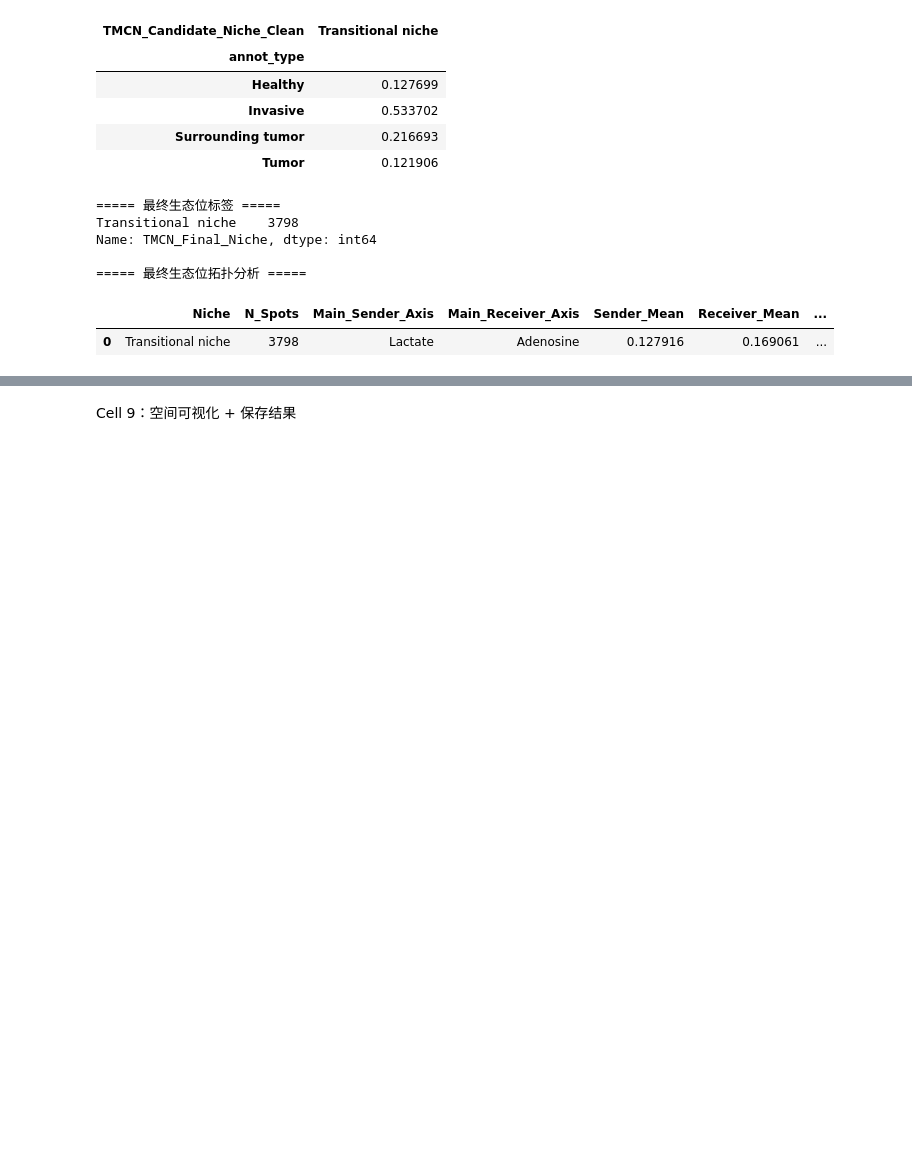
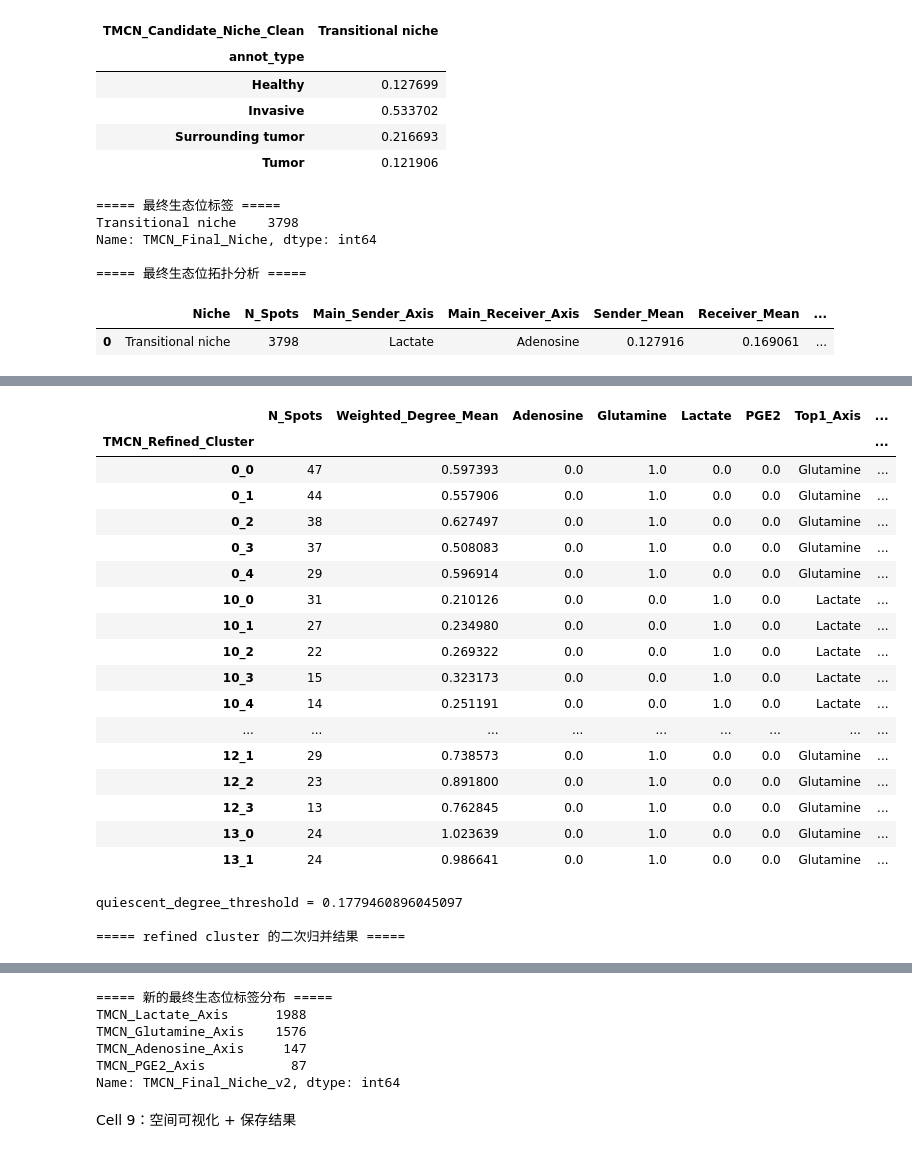
Before and after one commit to Zjyandlsl/NicheCompass-main, a Jupyter notebook: TuMeNiche/src/my/ViHBC_run_nichecompass.ipynb, the cells around one changed output, grey strips where cells are left out. Drawn from its saved outputs; the diff is of its cells as text; code cells hidden in the pictures; blank space fills up the shorter version.

```diff
--- a/TuMeNiche/src/my/ViHBC_run_nichecompass.ipynb
+++ b/TuMeNiche/src/my/ViHBC_run_nichecompass.ipynb
@@ -1588,0 +1718,67 @@ display(df_topology)
+# %%
+# ===== 新增 Cell C：执行 refined cluster -> 最终生态位归并 =====
+df_meta = summarize_refined_clusters_for_meta_grouping(
+    adata_model,
+    refined_key="TMCN_Refined_Cluster",
+    main_axis_key="TMCN_Main_Axis_v3",
+    weighted_degree_key="tmcn_weighted_degree",
+)
+
+display(df_meta.head(20))
+
+# 用 weighted degree 的分位数定义 Quiescent 阈值
+quiescent_degree_threshold = df_meta["Weighted_Degree_Mean"].quantile(0.35)
+print("quiescent_degree_threshold =", quiescent_degree_threshold)
+
+df_meta["TMCN_Meta_Label"] = df_meta.apply(
+    assign_meta_niche_label,
+    axis=1,
+    quiescent_degree_threshold=quiescent_degree_threshold,
+    single_axis_frac_threshold=0.55,
+    single_axis_margin_threshold=0.12,
+    mixed_sum_threshold=0.75,
+    mixed_second_frac_threshold=0.18,
+    quiescent_top1_frac_threshold=0.45,
+)
+
+print("\n===== refined cluster 的二次归并结果 =====")
+display(df_meta[[
+    "N_Spots",
+    "Weighted_Degree_Mean",
+    "Top1_Axis",
+    "Top1_Fraction",
+    "Top2_Axis",
+    "Top2_Fraction",
+    "Top1Top2_Sum",
+    "Dominance_Margin",
+    "TMCN_Meta_Label"
+]].head(30))
+
+# 映射回每个 spot
+cluster_to_label = df_meta["TMCN_Meta_Label"].to_dict()
+adata_model.obs["TMCN_Final_Niche_v2"] = adata_model.obs["TMCN_Refined_Cluster"].map(cluster_to_label)
+
+print("\n===== 新的最终生态位标签分布 =====")
+print(adata_model.obs["TMCN_Final_Niche_v2"].value_counts())
+# %% [output]
+|  | N_Spots | Weighted_Degree_Mean | Adenosine | Glutamine | Lactate | PGE2 | Top1_Axis | ... |
+| TMCN_Refined_Cluster |  |  |  |  |  |  |  | ... |
+| 0_0 | 47 | 0.597393 | 0.0 | 1.0 | 0.0 | 0.0 | Glutamine | ... |
+| 0_1 | 44 | 0.557906 | 0.0 | 1.0 | 0.0 | 0.0 | Glutamine | ... |
+| 0_2 | 38 | 0.627497 | 0.0 | 1.0 | 0.0 | 0.0 | Glutamine | ... |
+| 0_3 | 37 | 0.508083 | 0.0 | 1.0 | 0.0 | 0.0 | Glutamine | ... |
+| 0_4 | 29 | 0.596914 | 0.0 | 1.0 | 0.0 | 0.0 | Glutamine | ... |
+| 10_0 | 31 | 0.210126 | 0.0 | 0.0 | 1.0 | 0.0 | Lactate | ... |
+| 10_1 | 27 | 0.234980 | 0.0 | 0.0 | 1.0 | 0.0 | Lactate | ... |
+| 10_2 | 22 | 0.269322 | 0.0 | 0.0 | 1.0 | 0.0 | Lactate | ... |
+| 10_3 | 15 | 0.323173 | 0.0 | 0.0 | 1.0 | 0.0 | Lactate | ... |
+| 10_4 | 14 | 0.251191 | 0.0 | 0.0 | 1.0 | 0.0 | Lactate | ... |
+| ... | ... | ... | ... | ... | ... | ... | ... | ... |
+| 12_1 | 29 | 0.738573 | 0.0 | 1.0 | 0.0 | 0.0 | Glutamine | ... |
+| 12_2 | 23 | 0.891800 | 0.0 | 1.0 | 0.0 | 0.0 | Glutamine | ... |
+| 12_3 | 13 | 0.762845 | 0.0 | 1.0 | 0.0 | 0.0 | Glutamine | ... |
+| 13_0 | 24 | 1.023639 | 0.0 | 1.0 | 0.0 | 0.0 | Glutamine | ... |
+| 13_1 | 24 | 0.986641 | 0.0 | 1.0 | 0.0 | 0.0 | Glutamine | ... |
+quiescent_degree_threshold = 0.1779460896045097
+
+===== refined cluster 的二次归并结果 =====
@@ -1588,0 +1803,6 @@ display(df_topology)
+===== 新的最终生态位标签分布 =====
+TMCN_Lactate_Axis      1988
+TMCN_Glutamine_Axis    1576
+TMCN_Adenosine_Axis     147
+TMCN_PGE2_Axis           87
+Name: TMCN_Final_Niche_v2, dtype: int64
```
Also changed, not shown: parts of 8 cells of this notebook.
